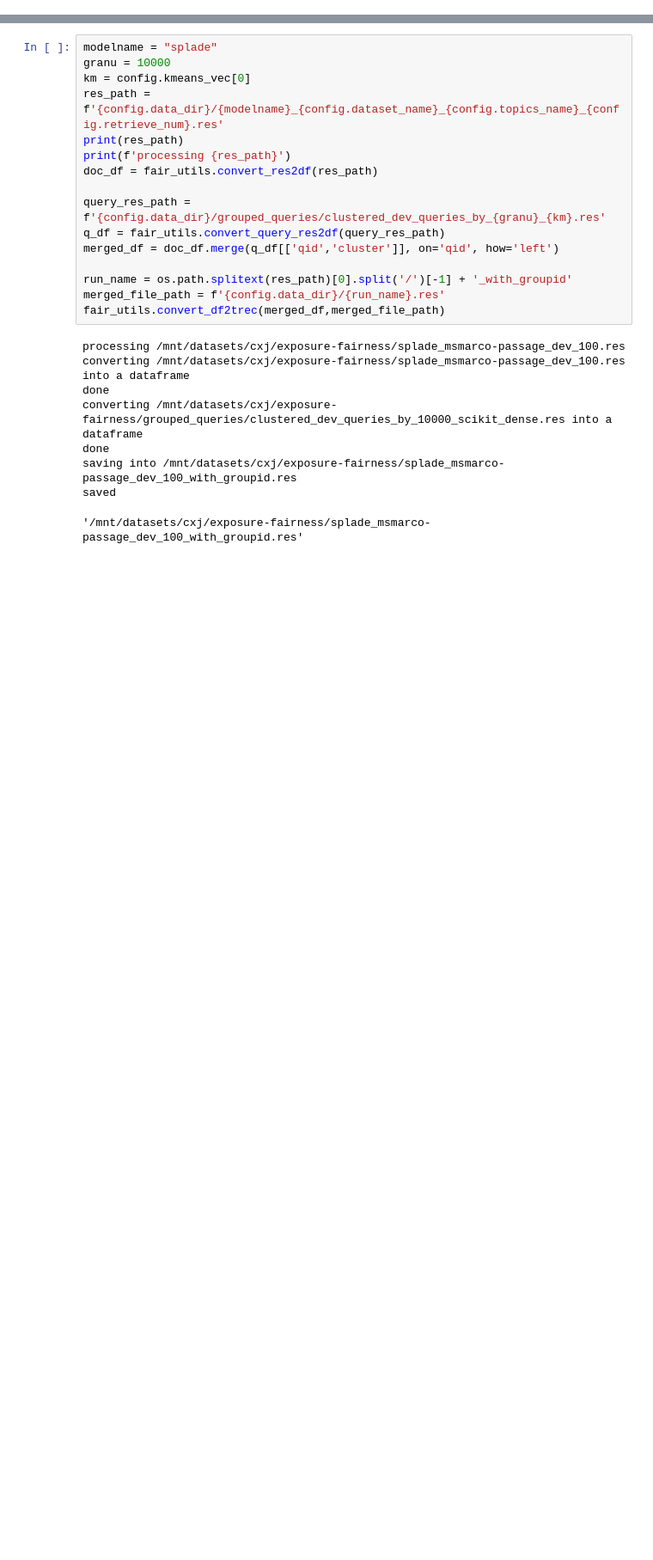
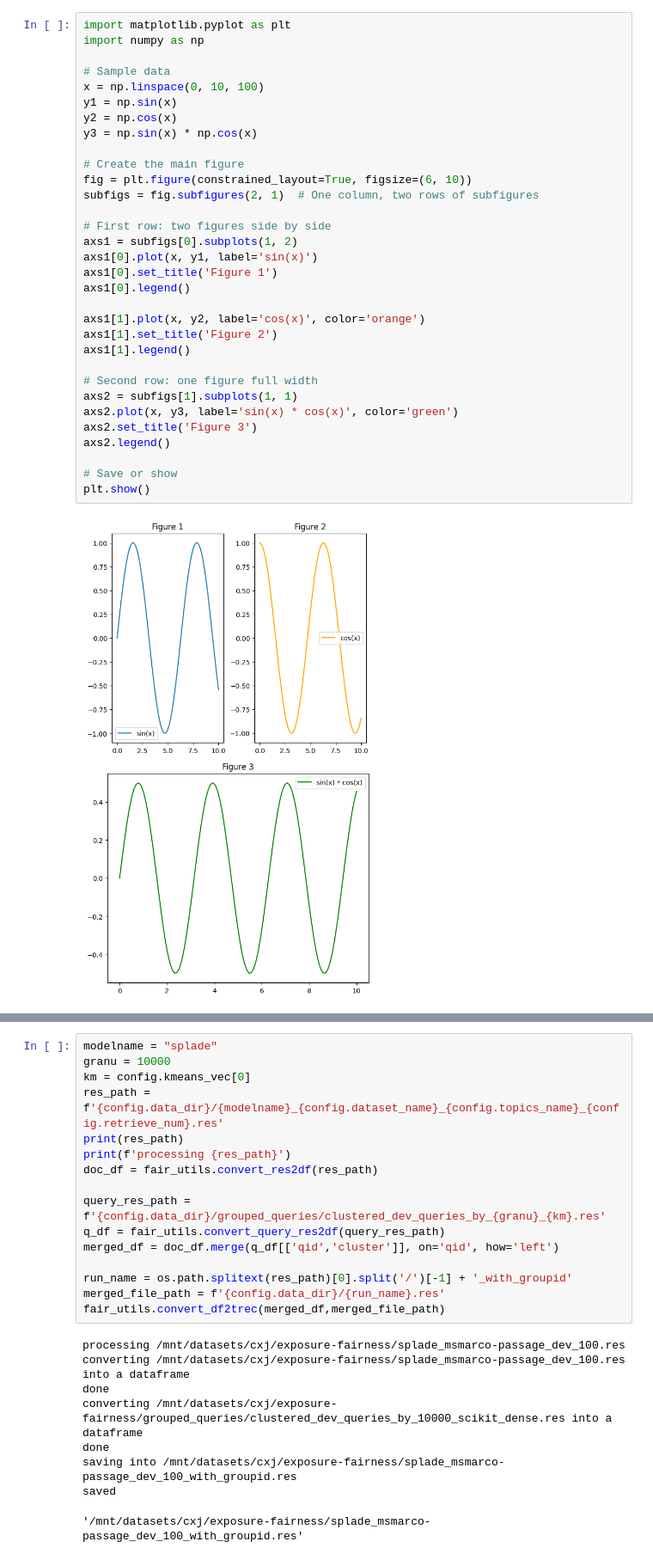
Before and after one commit to XuejunChang/T-Retrievability, a Jupyter notebook: test.ipynb, the cells around one changed output, grey strips where cells are left out. Shown: that part at 86% size. Saved outputs shown, nothing was run; the diff lists cells and outputs as text; blank space fills up the shorter version.

```diff
--- a/test.ipynb
+++ b/test.ipynb
@@ -13,5 +13,39 @@ import config, fair_utils, convert
 # %% [output]
 Java started and loaded: pyterrier.java, pyterrier.terrier.java [version=5.11 (build: craig.macdonald 2025-01-13 21:29), helper_version=0.0.8]
+# %%
+import matplotlib.pyplot as plt
+import numpy as np
+
+# Sample data
+x = np.linspace(0, 10, 100)
+y1 = np.sin(x)
+y2 = np.cos(x)
+y3 = np.sin(x) * np.cos(x)
+
+# Create the main figure
+fig = plt.figure(constrained_layout=True, figsize=(6, 10))
+subfigs = fig.subfigures(2, 1)  # One column, two rows of subfigures
+
+# First row: two figures side by side
+axs1 = subfigs[0].subplots(1, 2)
+axs1[0].plot(x, y1, label='sin(x)')
+axs1[0].set_title('Figure 1')
+axs1[0].legend()
+
+axs1[1].plot(x, y2, label='cos(x)', color='orange')
+axs1[1].set_title('Figure 2')
+axs1[1].legend()
+
+# Second row: one figure full width
+axs2 = subfigs[1].subplots(1, 1)
+axs2.plot(x, y3, label='sin(x) * cos(x)', color='green')
+axs2.set_title('Figure 3')
+axs2.legend()
+
+# Save or show
+plt.show()
+# %% [output]
+[figure, added]
 # %%
 import importlib
 # importlib.reload(config)
```
Also changed, not shown: parts of 57 cells of this notebook, 9 other files.
